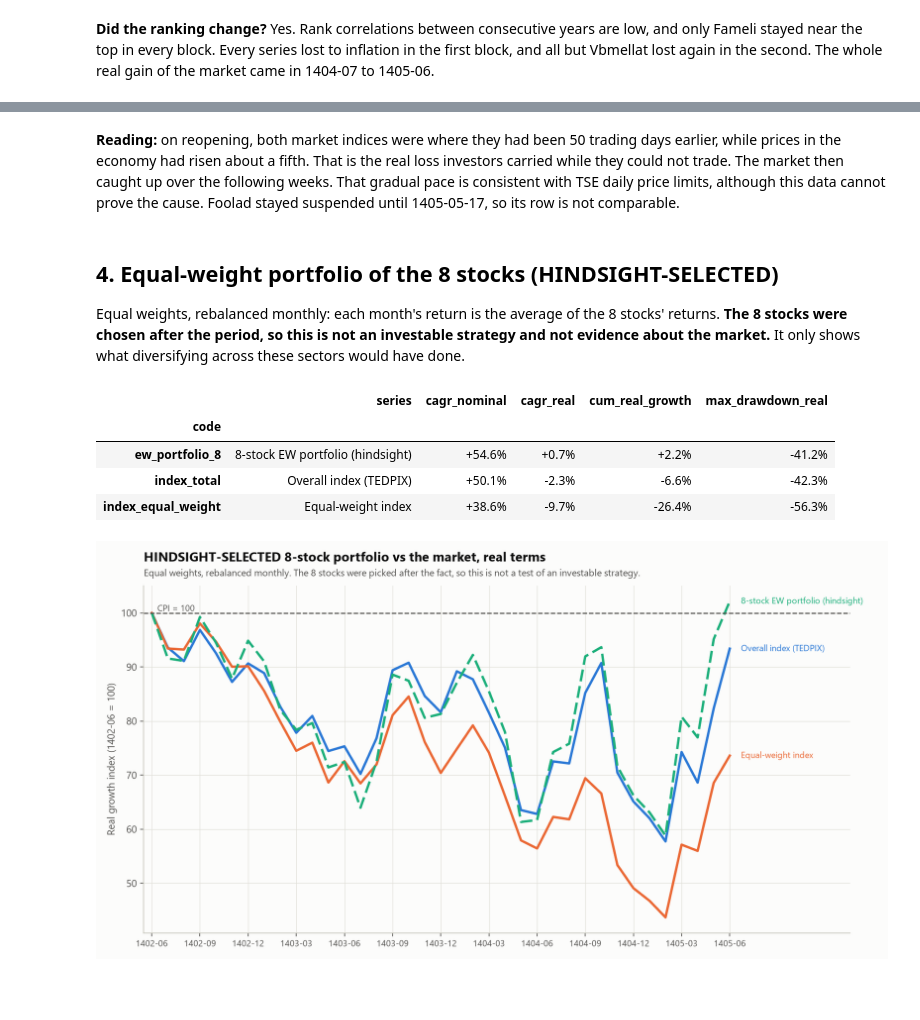
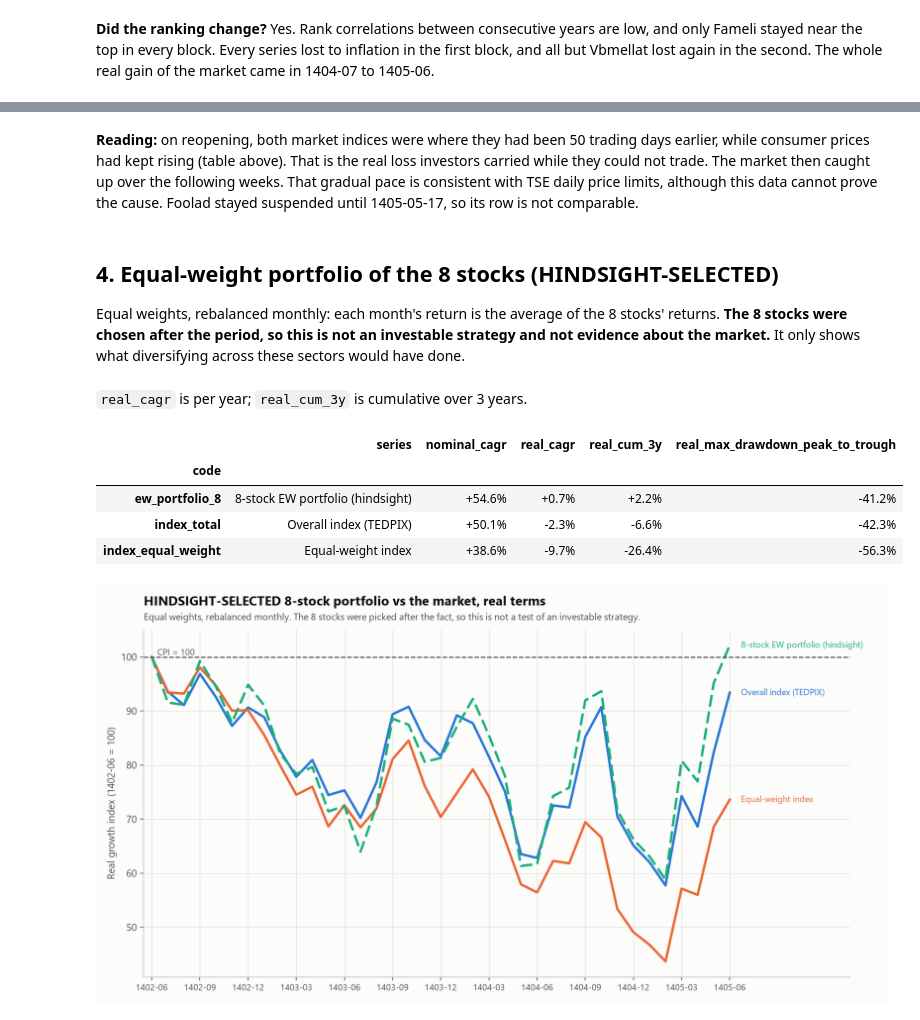
Before and after one commit to atefekalamati/tse-inflation-analysis, a Jupyter notebook: notebooks/01_analysis.ipynb, the cells around one changed output, grey strips where cells are left out. Saved outputs shown, nothing was run; the diff lists cells and outputs as text; code cells hidden in the pictures; blank space fills up the shorter version.

```diff
--- a/notebooks/01_analysis.ipynb
+++ b/notebooks/01_analysis.ipynb
@@ -179,6 +200,6 @@ display(Image(FIG / "08_closure_period.png"))
 # %% [markdown]
 **Reading:** on reopening, both market indices were where they had been 50 trading days
-earlier, while prices in the economy had risen about a fifth. That is the real loss investors
+earlier, while consumer prices had kept rising (table above). That is the real loss investors
 carried while they could not trade. The market then caught up over the following weeks. That
 gradual pace is consistent with TSE daily price limits, although this data cannot prove the cause. Foolad stayed suspended until 1405-05-17, so its row is
 not comparable.
@@ -189,12 +210,14 @@ Equal weights, rebalanced monthly: each month's return is the average of the 8 s
 **The 8 stocks were chosen after the period, so this is not an investable strategy and not
 evidence about the market.** It only shows what diversifying across these sectors would have
 done.
+# %% [markdown]
+`real_cagr` is per year; `real_cum_3y` is cumulative over 3 years.
 # %%
 p = res["risk"].set_index("code").loc[[an.PORTFOLIO_CODE, "index_total", "index_equal_weight"]]
-pct(p[["series", "cagr_nominal", "cagr_real", "cum_real_growth", "max_drawdown_real"]],
-    ["cagr_nominal", "cagr_real", "cum_real_growth", "max_drawdown_real"])
+pct(p[["series", "nominal_cagr", "real_cagr", "real_cum_3y", "real_max_drawdown_peak_to_trough"]],
+    ["nominal_cagr", "real_cagr", "real_cum_3y", "real_max_drawdown_peak_to_trough"])
 # %% [output]
-|  | series | cagr_nominal | cagr_real | cum_real_growth | max_drawdown_real |
+|  | series | nominal_cagr | real_cagr | real_cum_3y | real_max_drawdown_peak_to_trough |
 | code |  |  |  |  |  |
 | ew_portfolio_8 | 8-stock EW portfolio (hindsight) | +54.6% | +0.7% | +2.2% | -41.2% |
 | index_total | Overall index (TEDPIX) | +50.1% | -2.3% | -6.6% | -42.3% |
```
Also changed, not shown: parts of 14 cells of this notebook, 8 other files.
